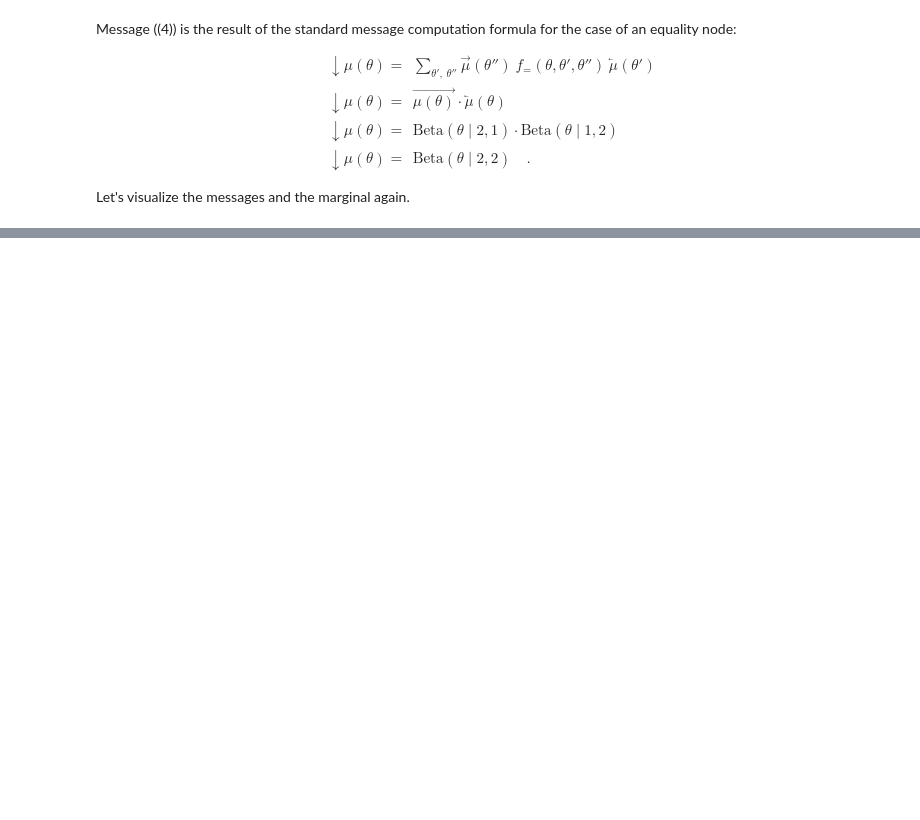
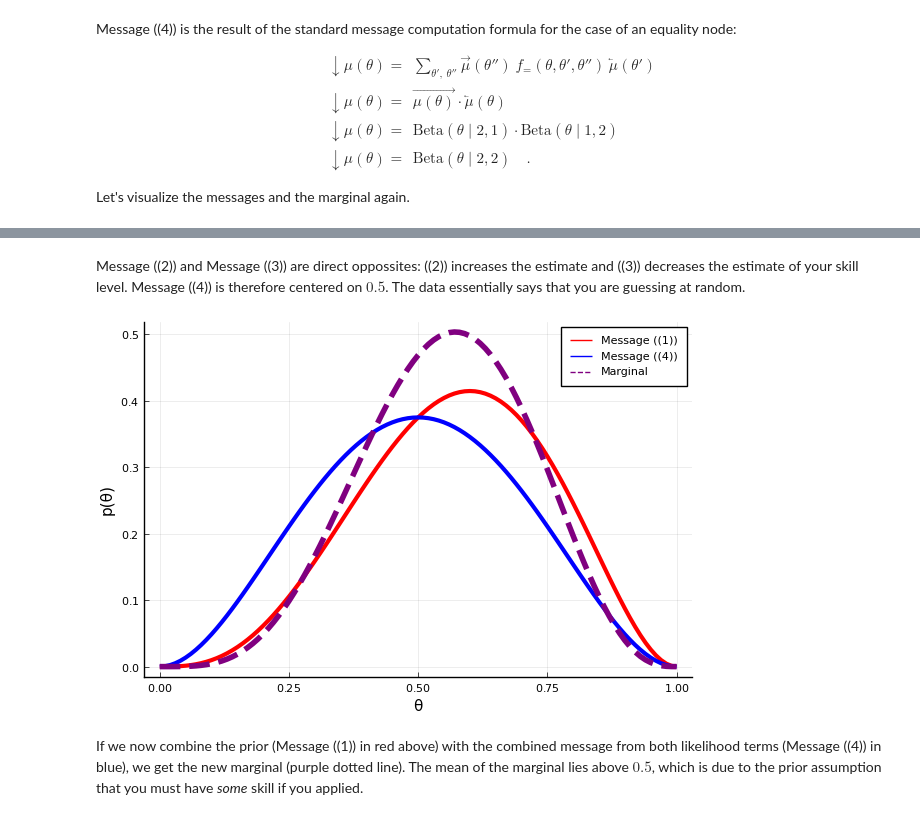
Before and after one commit to bertdv/BMLIP, a Jupyter notebook: lessons/notebooks/probprog/Probabilistic-Programming-2.ipynb, the cells around one changed output, grey strips where cells are left out. Cells and saved outputs as stored; diff of their text form; code cells hidden in the pictures; blank space fills up the shorter version.

```diff
--- a/lessons/notebooks/probprog/Probabilistic-Programming-2.ipynb
+++ b/lessons/notebooks/probprog/Probabilistic-Programming-2.ipynb
@@ -526,0 +325,24 @@ ylabel!("p(θ)")
+# %% [markdown]
+Message ((2)) and Message ((3)) are direct oppossites: ((2)) increases the estimate and ((3)) decreases the estimate of your skill level.  Message ((4)) is therefore centered on $0.5$. The data essentially says that you are guessing at random.
+# %%
+# Extract parameters from message ((1))
+α1 = messages[1].dist.params[:a]
+β1 = messages[1].dist.params[:b]
+
+# Extract parameters from message ((4))
+α4 = messages[4].dist.params[:a]
+β4 = messages[4].dist.params[:b]
+
+# Extract parameters
+α_marg = marginals[:θ].params[:a]
+β_marg = marginals[:θ].params[:b]
+
+plot(θ_range, Beta.(θ_range, α1, β1), color="red", linewidth=3, label="Message ((1))")
+plot!(θ_range, Beta.(θ_range, α4, β4), color="blue", linewidth=3, label="Message ((4))")
+plot!(θ_range, Beta.(θ_range, α_marg, β_marg), color="purple", linewidth=4, linestyle=:dash, label="Marginal")
+xlabel!("θ")
+ylabel!("p(θ)")
+# %% [output]
+[figure, added]
+# %% [markdown]
+If we now combine the prior (Message ((1)) in red above) with the combined message from both likelihood terms (Message ((4)) in blue), we get the new marginal (purple dotted line). The mean of the marginal lies above $0.5$, which is due to the prior assumption that you must have _some_ skill if you applied.
```
Also changed, not shown: parts of 51 cells of this notebook, 1 other file.
